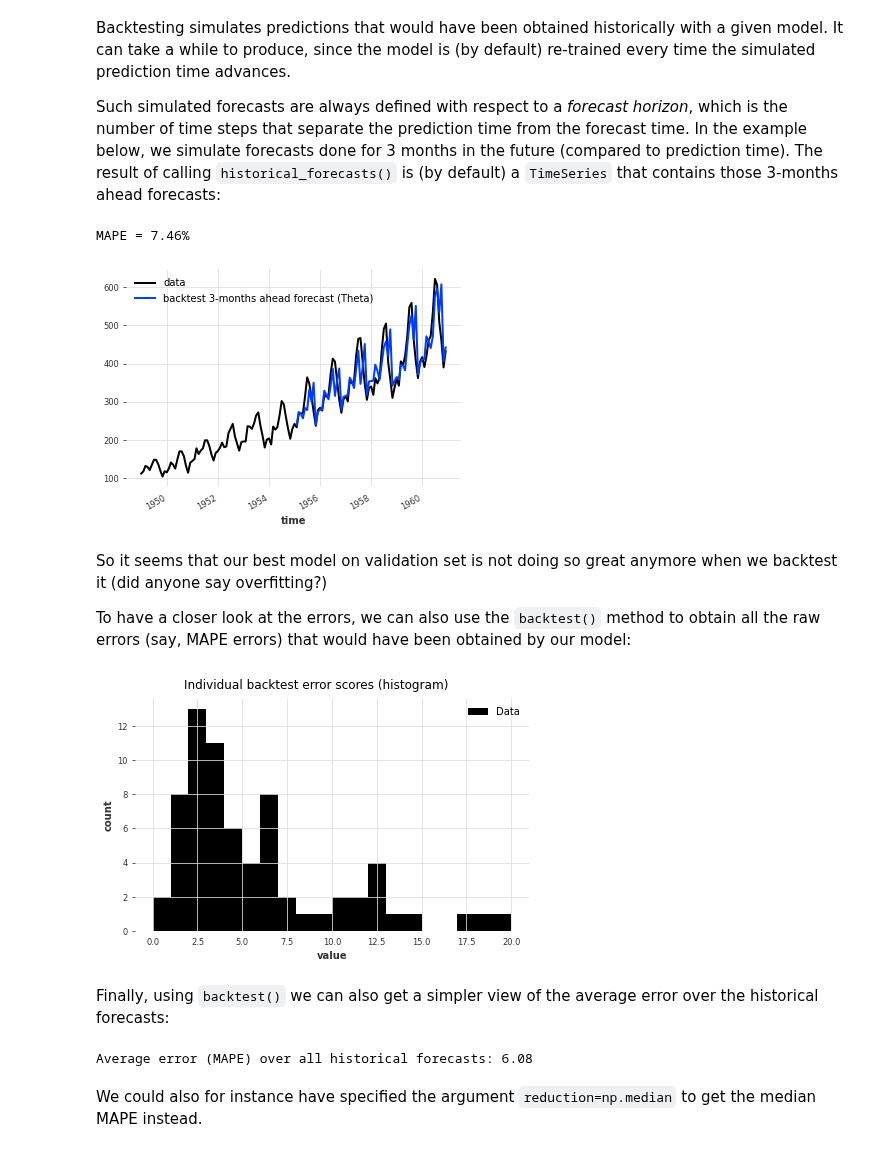
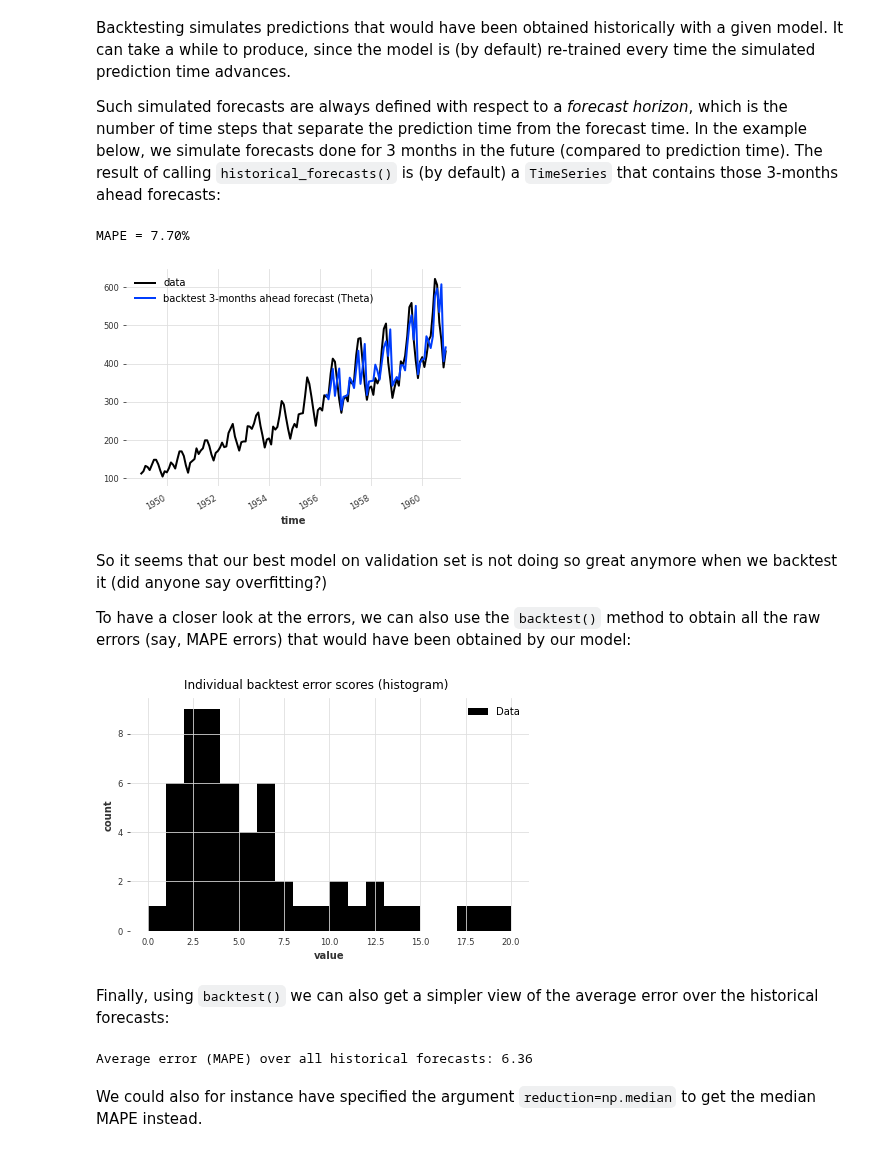
Before and after one commit to unit8co/darts, a Jupyter notebook: examples/00-quickstart.ipynb, the cells around one changed output. Drawn from its saved outputs; the diff is of its cells as text; code cells hidden in the pictures.

```diff
--- a/examples/00-quickstart.ipynb
+++ b/examples/00-quickstart.ipynb
@@ -332,7 +333,7 @@ Backtesting simulates predictions that would have been obtained historically wit
 Such simulated forecasts are always defined with respect to a *forecast horizon*, which is the number of time steps that separate the prediction time from the forecast time. In the example below, we simulate forecasts done for 3 months in the future (compared to prediction time). The result of calling `historical_forecasts()` is (by default) a `TimeSeries` that contains those 3-months ahead forecasts:
 # %%
 historical_fcast_theta = best_theta_model.historical_forecasts(series,
-                                                               start=0.5,
+                                                               start=0.6,
                                                                forecast_horizon=3,
                                                                verbose=True)
 
@@ -340,8 +341,8 @@ series.plot(label='data')
 historical_fcast_theta.plot(label='backtest 3-months ahead forecast (Theta)')
 print('MAPE = {:.2f}%'.format(mape(historical_fcast_theta, series)))
 # %% [output]
-MAPE = 7.46%
+MAPE = 7.70%
-[figure, old version]
+[figure, new version]
 # %% [markdown]
 So it seems that our best model on validation set is not doing so great anymore when we backtest it (did anyone say overfitting?)
 
@@ -349,28 +350,28 @@ To have a closer look at the errors, we can also use the `backtest()` method to
 # %%
 best_theta_model = Theta(best_theta)
 
 raw_errors = best_theta_model.backtest(series,
-                                       start=0.5,
+                                       start=0.6,
                                        forecast_horizon=3,
                                        metric=mape,
                                        reduction=None,  # can be set e.g. to np.mean to return mean value
                                        verbose=True)
 
 from darts.utils.statistics import plot_hist
 plot_hist(raw_errors, bins=np.arange(0, max(raw_errors), 1), title='Individual backtest error scores (histogram)')
 # %% [output]
-[figure, old version]
+[figure, new version]
 # %% [markdown]
 Finally, using `backtest()` we can also get a simpler view of the average error over the historical forecasts:
 # %%
 average_error = best_theta_model.backtest(series,
-                                          start=0.5,
+                                          start=0.6,
                                           forecast_horizon=3,
                                           verbose=True)
 
 print("Average error (MAPE) over all historical forecasts: %.2f" % average_error)
 # %% [output]
-Average error (MAPE) over all historical forecasts: 6.08
+Average error (MAPE) over all historical forecasts: 6.36
 # %% [markdown]
 We could also for instance have specified the argument `reduction=np.median` to get the median MAPE instead.
 # %% [markdown]
```
Also changed, not shown: parts of 36 cells of this notebook, 1 other file.
